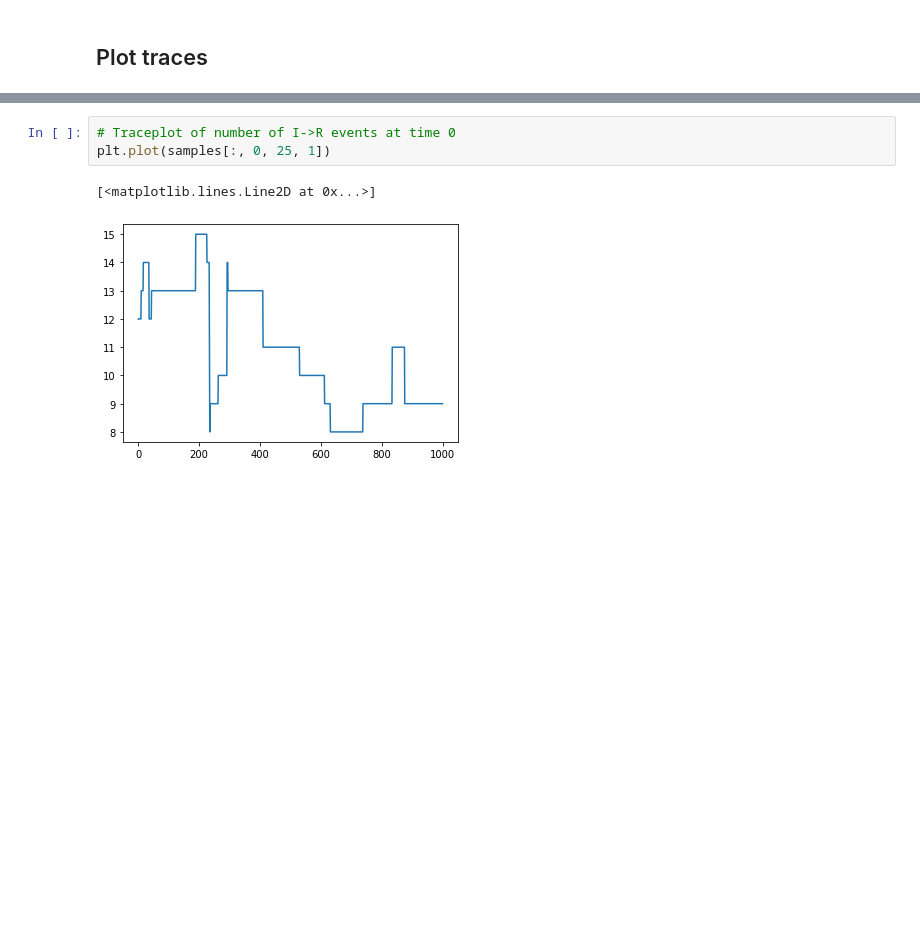
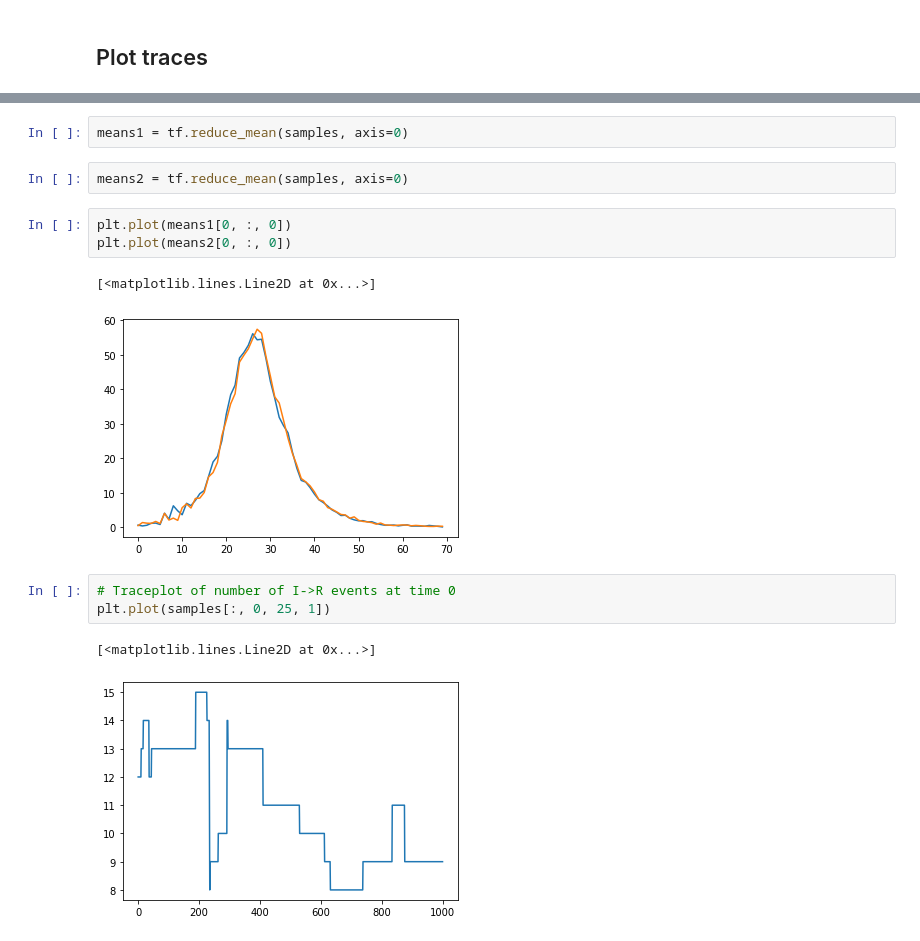
Before and after one commit to chrism0dwk/chain_binomial_rippler, a Jupyter notebook: CBR_SIR.ipynb, the cells around one changed output, grey strips where cells are left out. Cells and saved outputs as stored; diff of their text form; blank space fills up the shorter version.

```diff
--- a/CBR_SIR.ipynb
+++ b/CBR_SIR.ipynb
@@ -412,3 +406,13 @@ plt.legend()
+# %%
+means1 = tf.reduce_mean(samples, axis=0)
+# %%
+means2 = tf.reduce_mean(samples, axis=0)
+# %%
+plt.plot(means1[0, :, 0])
+plt.plot(means2[0, :, 0])
+# %% [output]
+[<matplotlib.lines.Line2D at 0x...>]
+[figure, added]
 # %%
 # Traceplot of number of I->R events at time 0
 plt.plot(samples[:, 0, 25, 1])
```
Also changed, not shown: parts of 7 cells of this notebook, 3 other files.
